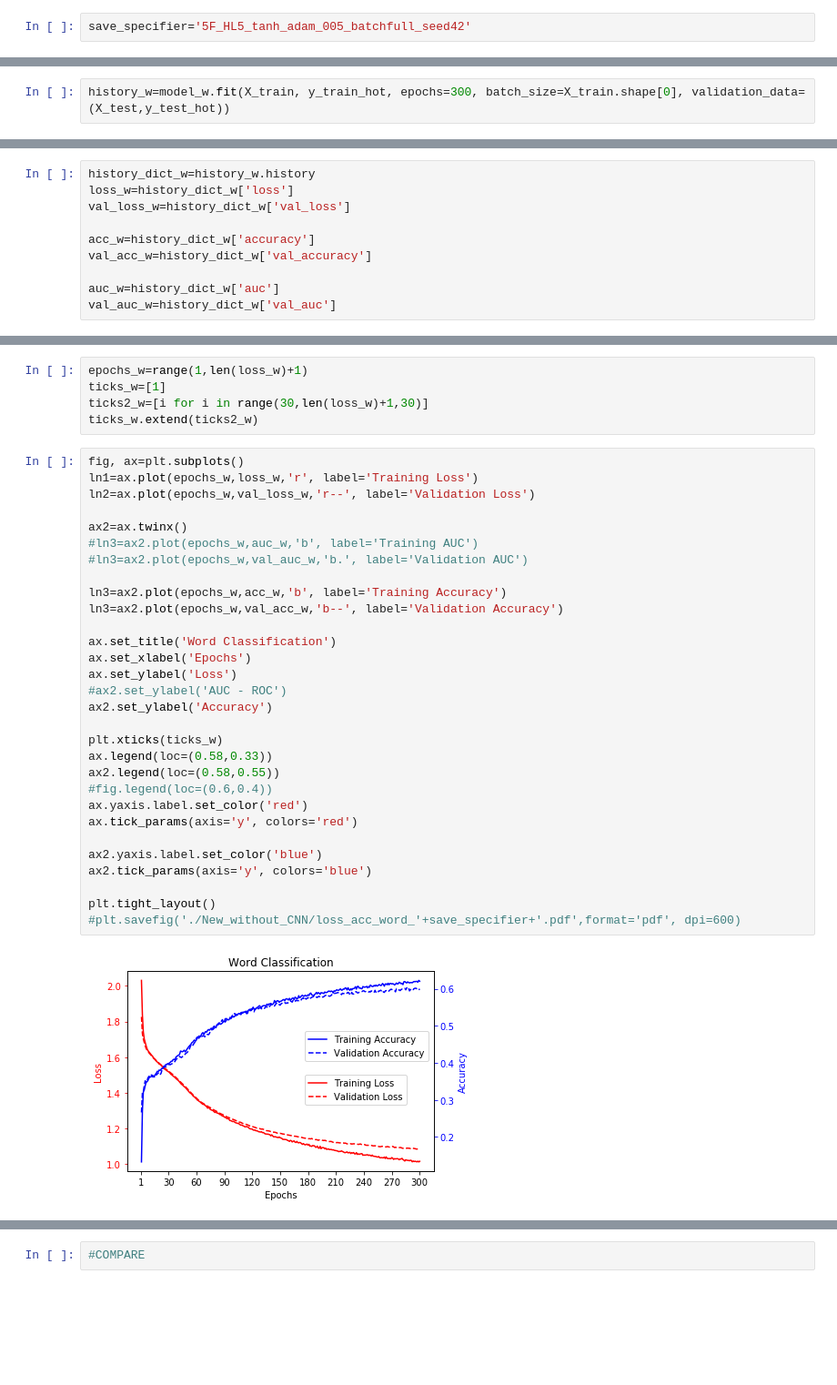
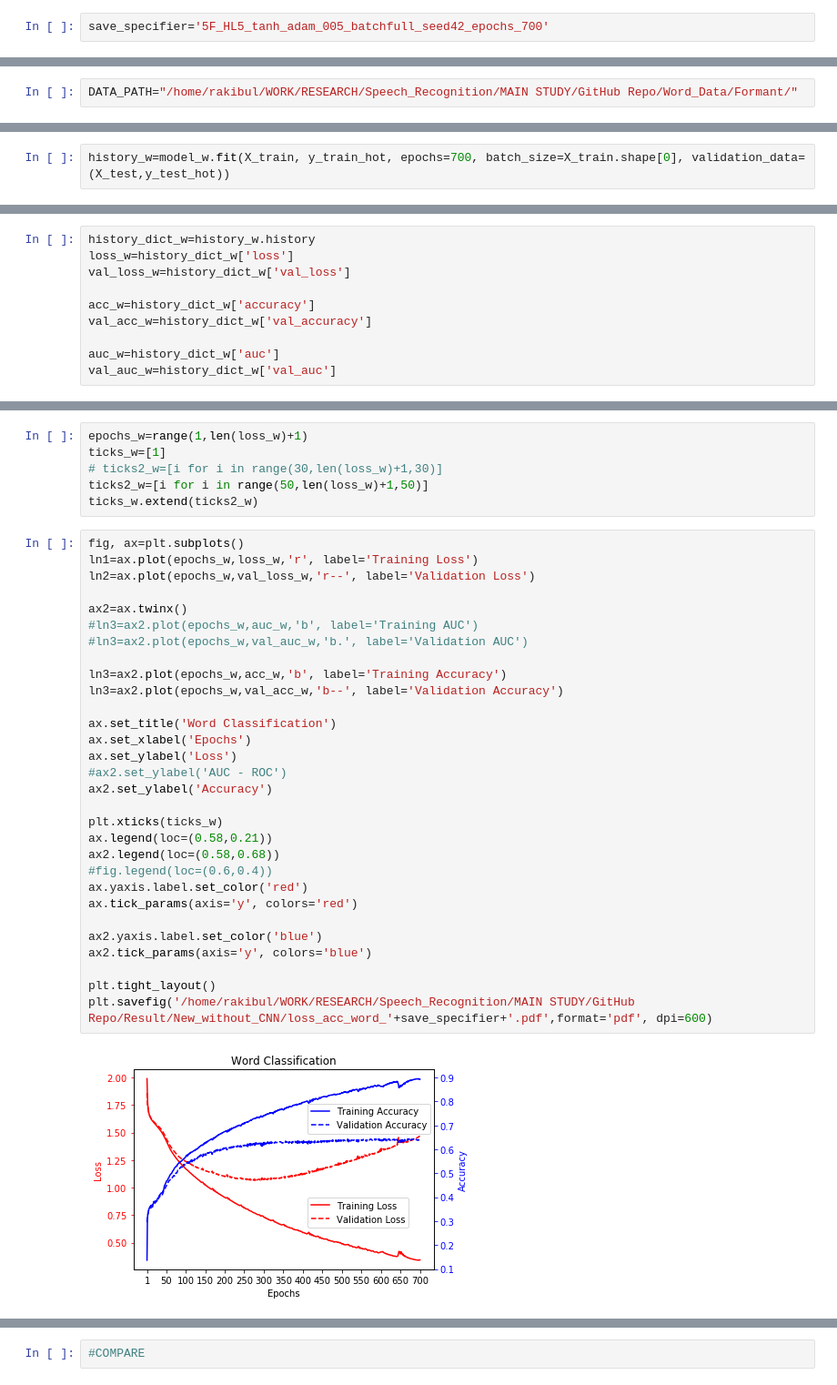
Before and after one commit to hasan-rakibul/bengali-vowels-words-classification, a Jupyter notebook: Source_codes/NN_formant_v4.3.1_good_figures_more_hidden_layers_SHAP.ipynb, the cells around one changed output, grey strips where cells are left out. Shown at 91% size. Cells and saved outputs as stored; diff of their text form; blank space fills up the shorter version.

Commit message:
classifications with only F1, F2, F3; training up to 700 epochs

```diff
--- a/Source_codes/NN_formant_v4.3.1_good_figures_more_hidden_layers_SHAP.ipynb
+++ b/Source_codes/NN_formant_v4.3.1_good_figures_more_hidden_layers_SHAP.ipynb
@@ -185,6 +165,6 @@ ticks2=[i for i in range(30,len(loss_v)+1,30)]
 ticks.extend(ticks2)
 # %%
-save_specifier='5F_HL5_tanh_adam_005_batchfull_seed42'
+save_specifier='5F_HL5_tanh_adam_005_batchfull_seed42_epochs_700'
 # %%
 plt.figure(figsize=(10,4))
 plt.plot(epochs,loss_v,'m', label='Training Loss')
@@ -232,3 +210,5 @@ DATA_PATH="./Word_Data/Formant/"
+# %%
+DATA_PATH="/home/rakibul/WORK/RESEARCH/Speech_Recognition/MAIN STUDY/GitHub Repo/Word_Data/Formant/"
 # %%
 def get_formant(file_path):
     formant=pd.read_csv(file_path,
@@ -308,5 +288,5 @@ model_w.compile(
     metrics=[['accuracy','AUC']]
 )
 # %%
-history_w=model_w.fit(X_train, y_train_hot, epochs=300, batch_size=X_train.shape[0], validation_data=(X_test,y_test_hot))
+history_w=model_w.fit(X_train, y_train_hot, epochs=700, batch_size=X_train.shape[0], validation_data=(X_test,y_test_hot))
 # %% [output]
@@ -350,37 +330,38 @@ NameError: name 'epochs_w' is not defined
 # %%
 epochs_w=range(1,len(loss_w)+1)
 ticks_w=[1]
-ticks2_w=[i for i in range(30,len(loss_w)+1,30)]
+# ticks2_w=[i for i in range(30,len(loss_w)+1,30)]
+ticks2_w=[i for i in range(50,len(loss_w)+1,50)]
 ticks_w.extend(ticks2_w)
 # %%
 fig, ax=plt.subplots()
 ln1=ax.plot(epochs_w,loss_w,'r', label='Training Loss')
 ln2=ax.plot(epochs_w,val_loss_w,'r--', label='Validation Loss')
 
 ax2=ax.twinx()
 #ln3=ax2.plot(epochs_w,auc_w,'b', label='Training AUC')
 #ln3=ax2.plot(epochs_w,val_auc_w,'b.', label='Validation AUC')
 
 ln3=ax2.plot(epochs_w,acc_w,'b', label='Training Accuracy')
 ln3=ax2.plot(epochs_w,val_acc_w,'b--', label='Validation Accuracy')
 
 ax.set_title('Word Classification')
 ax.set_xlabel('Epochs')
 ax.set_ylabel('Loss')
 #ax2.set_ylabel('AUC - ROC')
 ax2.set_ylabel('Accuracy')
 
 plt.xticks(ticks_w)
-ax.legend(loc=(0.58,0.33))
-ax2.legend(loc=(0.58,0.55))
+ax.legend(loc=(0.58,0.21))
+ax2.legend(loc=(0.58,0.68))
 #fig.legend(loc=(0.6,0.4))
 ax.yaxis.label.set_color('red')
 ax.tick_params(axis='y', colors='red')
 
 ax2.yaxis.label.set_color('blue')
 ax2.tick_params(axis='y', colors='blue')
 
 plt.tight_layout()
-#plt.savefig('./New_without_CNN/loss_acc_word_'+save_specifier+'.pdf',format='pdf', dpi=600)
+plt.savefig('/home/rakibul/WORK/RESEARCH/Speech_Recognition/MAIN STUDY/GitHub Repo/Result/New_without_CNN/loss_acc_word_'+save_specifier+'.pdf',format='pdf', dpi=600)
 # %% [output]
-[figure, old version]
+[figure, new version]
```
Also changed, not shown: parts of 15 cells of this notebook, 4 other files.
